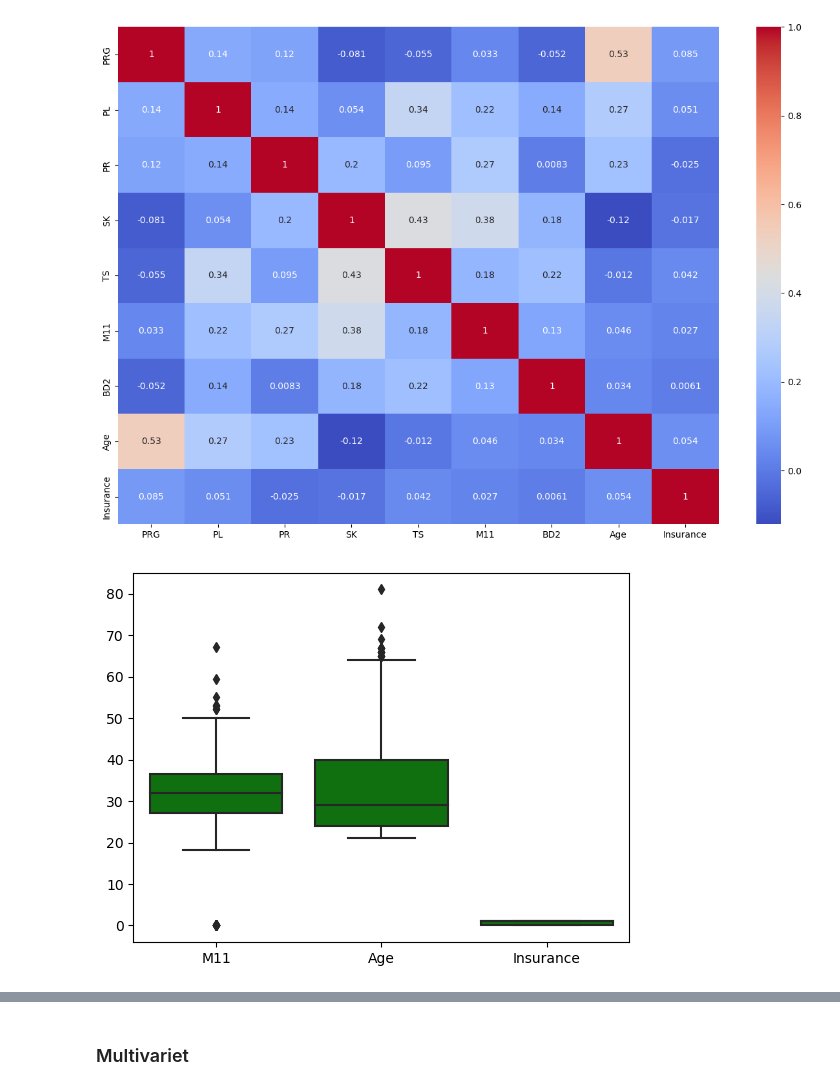
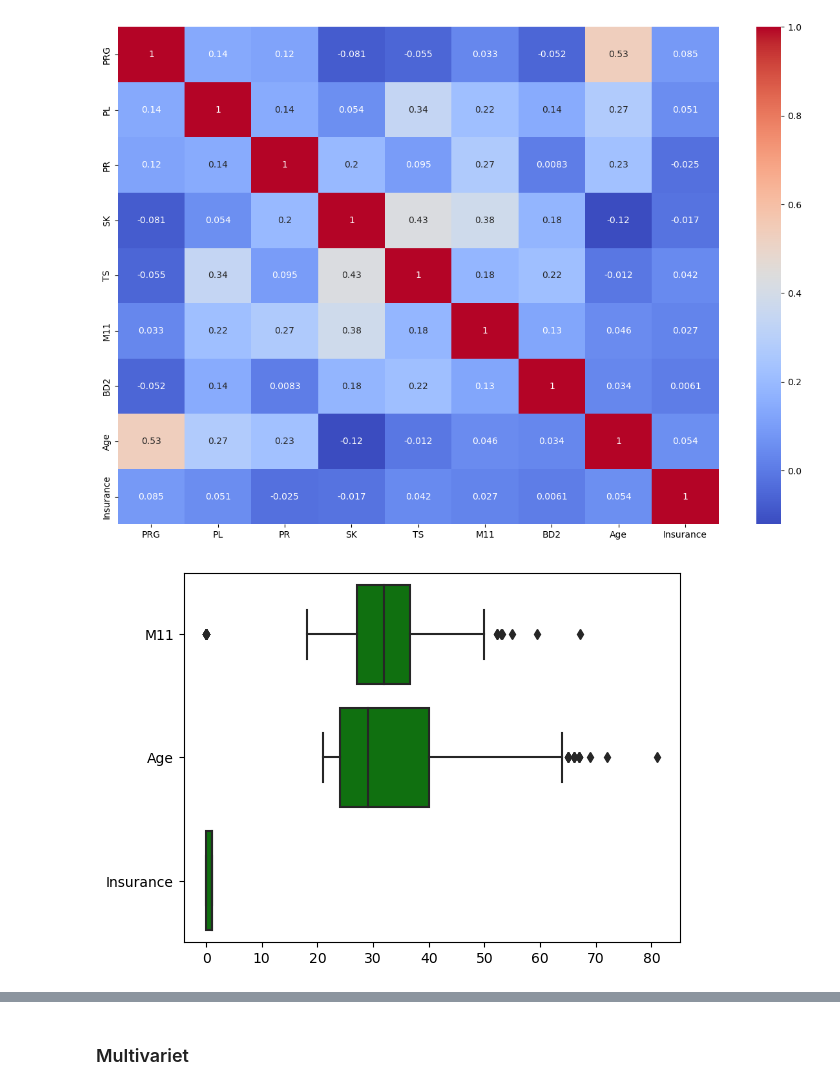
Before and after one commit to obiuzoma/Lp5_machinelearning_fastapi, a Jupyter notebook: lp5_fastapi.ipynb, the cells around one changed output, grey strips where cells are left out. Cells and saved outputs as stored; diff of their text form; code cells hidden in the pictures.

```diff
--- a/lp5_fastapi.ipynb
+++ b/lp5_fastapi.ipynb
@@ -193,9 +189,9 @@ plt.show()
 # %%
 blood_box = train_df.drop(['PRG', 'PL', 'PR', 'SK', 'TS','BD2'],axis=1)
 # %%
-sn.boxplot(data=blood_box, color='green')
+sn.boxplot(data=blood_box, color='green', orient='h')
 plt.show()
 # %% [output]
-[figure, old version]
+[figure, new version]
 # %%
 others =train_df.drop(['M11', 'Age', 'Insurance','Sepssis'],axis=1)
```
Also changed, not shown: parts of 18 cells of this notebook, 5 other files.
